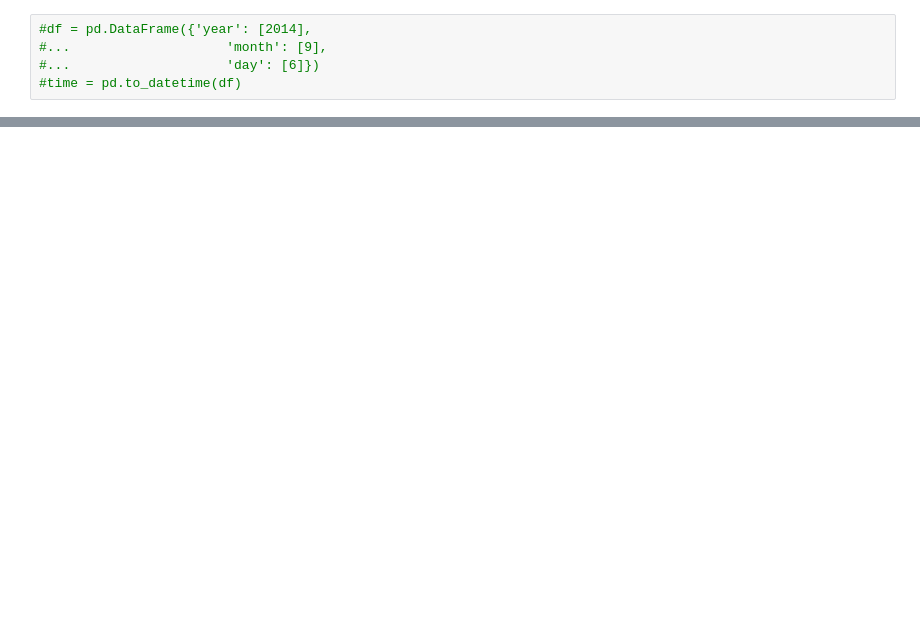
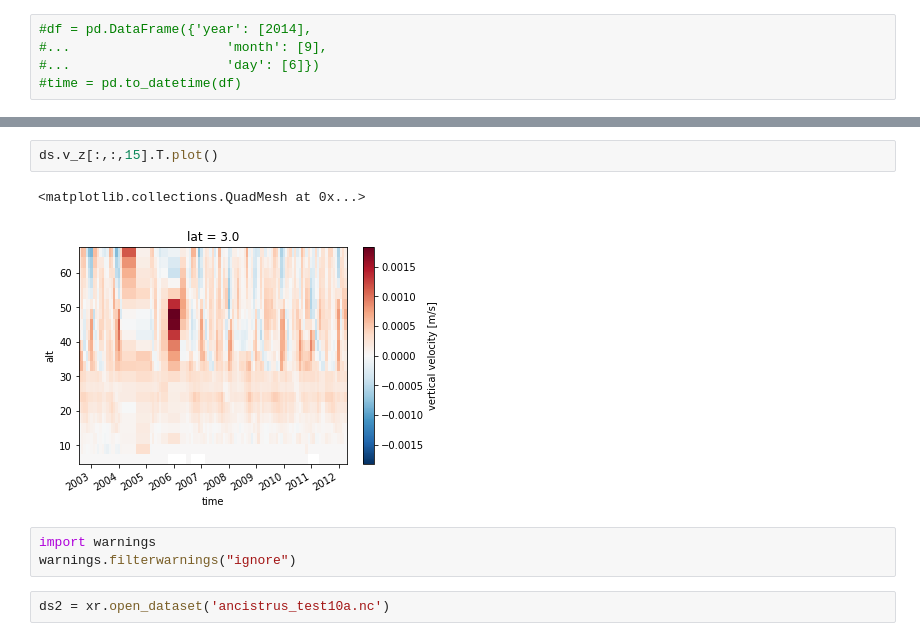
Before and after one commit to fabrivelas/imk-toolkit, a Jupyter notebook: imktk/dataarray_methods/ancistrus.ipynb, the cells around one changed output, grey strips where cells are left out. Saved outputs shown, nothing was run; the diff lists cells and outputs as text; blank space fills up the shorter version.

```diff
--- a/imktk/dataarray_methods/ancistrus.ipynb
+++ b/imktk/dataarray_methods/ancistrus.ipynb
@@ -479,0 +291,10 @@ xr.plot.contour(ds2.v_z[2])
+# %%
+ds.v_z[:,:,15].T.plot()
+# %% [output]
+<matplotlib.collections.QuadMesh at 0x...>
+[figure, added]
+# %%
+import warnings
+warnings.filterwarnings("ignore")
+# %%
+ds2 = xr.open_dataset('ancistrus_test10a.nc')
```
Also changed, not shown: parts of 16 cells of this notebook, 4 other files.
